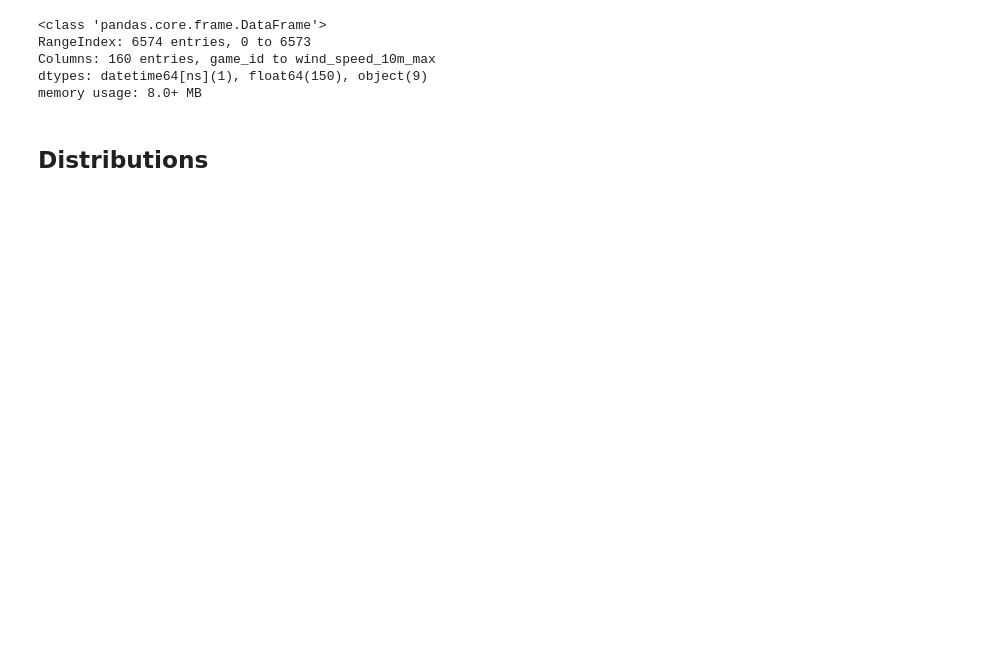
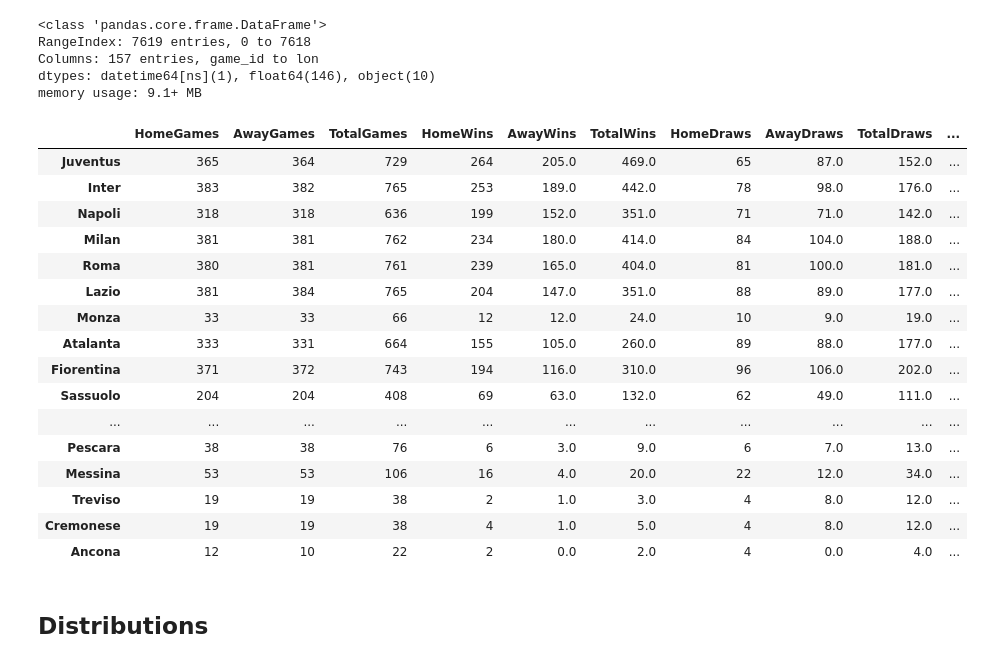
Before and after one commit to RomanTomz/football-analysis, a Jupyter notebook: notebooks/eda.ipynb, the cells around one changed output. Cells and saved outputs as stored; diff of their text form; code cells hidden in the pictures; blank space fills up the shorter version.

```diff
--- a/notebooks/eda.ipynb
+++ b/notebooks/eda.ipynb
@@ -5,24 +5,69 @@ import numpy as np
 import matplotlib.pyplot as plt
 import seaborn as sns
 # %%
-df = pd.read_csv("/Users/admin/git_projects/football/data_collection/serie_a_weather.csv")
+df = pd.read_csv("/Users/admin/git_projects/football/data_collection/serie_a.csv")
 df['Date'] = pd.to_datetime(df['Date'], dayfirst=True)
 df.info()
-
-
-def assign_season(date):
-    if date.month >= 8:
-        return f"{date.year}/{date.year + 1}"
-    else:
-        return f"{date.year - 1}/{date.year}"
-
-df['season'] = df['Date'].apply(assign_season)
 # %% [output]
 <class 'pandas.core.frame.DataFrame'>
-RangeIndex: 6574 entries, 0 to 6573
-Columns: 160 entries, game_id to wind_speed_10m_max
-dtypes: datetime64[ns](1), float64(150), object(9)
-memory usage: 8.0+ MB
+RangeIndex: 7619 entries, 0 to 7618
+Columns: 157 entries, game_id to lon
+dtypes: datetime64[ns](1), float64(146), object(10)
+memory usage: 9.1+ MB
+# %%
+# Counting the games for Home and Away teams
+home_games = df['HomeTeam'].value_counts().rename('HomeGames')
+away_games = df['AwayTeam'].value_counts().rename('AwayGames')
+
+# Counting the results for each team
+home_wins = df[df['FTR'] == 'H']['HomeTeam'].value_counts().rename('HomeWins')
+away_wins = df[df['FTR'] == 'A']['AwayTeam'].value_counts().rename('AwayWins')
+draws_home = df[df['FTR'] == 'D']['HomeTeam'].value_counts().rename('HomeDraws')
+draws_away = df[df['FTR'] == 'D']['AwayTeam'].value_counts().rename('AwayDraws')
+
+# Combining the counts
+total_games = home_games.add(away_games, fill_value=0).rename('TotalGames')
+total_wins = home_wins.add(away_wins, fill_value=0).rename('TotalWins')
+total_draws = draws_home.add(draws_away, fill_value=0).rename('TotalDraws')
+
+# Creating a summary DataFrame
+summary_df = pd.DataFrame({
+    'HomeGames': home_games,
+    'AwayGames': away_games,
+    'TotalGames': total_games,
+    'HomeWins': home_wins,
+    'AwayWins': away_wins,
+    'TotalWins': total_wins,
+    'HomeDraws': draws_home,
+    'AwayDraws': draws_away,
+    'TotalDraws': total_draws
+}).fillna(0)  # Fill NaN with 0
+
+# Calculating win and draw ratios
+summary_df['WinRatio'] = summary_df['TotalWins'] / summary_df['TotalGames']
+summary_df['DrawRatio'] = summary_df['TotalDraws'] / summary_df['TotalGames']
+summary_df['HomeWinRatio'] = summary_df['HomeWins'] / summary_df['HomeGames']
+summary_df['AwayWinRatio'] = summary_df['AwayWins'] / summary_df['AwayGames']
+# %%
+summary_df.sort_values(by='AwayWinRatio', ascending=False)
+# %% [output]
+|  | HomeGames | AwayGames | TotalGames | HomeWins | AwayWins | TotalWins | HomeDraws | AwayDraws | TotalDraws | ... |
+| Juventus | 365 | 364 | 729 | 264 | 205.0 | 469.0 | 65 | 87.0 | 152.0 | ... |
+| Inter | 383 | 382 | 765 | 253 | 189.0 | 442.0 | 78 | 98.0 | 176.0 | ... |
+| Napoli | 318 | 318 | 636 | 199 | 152.0 | 351.0 | 71 | 71.0 | 142.0 | ... |
+| Milan | 381 | 381 | 762 | 234 | 180.0 | 414.0 | 84 | 104.0 | 188.0 | ... |
+| Roma | 380 | 381 | 761 | 239 | 165.0 | 404.0 | 81 | 100.0 | 181.0 | ... |
+| Lazio | 381 | 384 | 765 | 204 | 147.0 | 351.0 | 88 | 89.0 | 177.0 | ... |
+| Monza | 33 | 33 | 66 | 12 | 12.0 | 24.0 | 10 | 9.0 | 19.0 | ... |
+| Atalanta | 333 | 331 | 664 | 155 | 105.0 | 260.0 | 89 | 88.0 | 177.0 | ... |
+| Fiorentina | 371 | 372 | 743 | 194 | 116.0 | 310.0 | 96 | 106.0 | 202.0 | ... |
+| Sassuolo | 204 | 204 | 408 | 69 | 63.0 | 132.0 | 62 | 49.0 | 111.0 | ... |
+| ... | ... | ... | ... | ... | ... | ... | ... | ... | ... | ... |
+| Pescara | 38 | 38 | 76 | 6 | 3.0 | 9.0 | 6 | 7.0 | 13.0 | ... |
+| Messina | 53 | 53 | 106 | 16 | 4.0 | 20.0 | 22 | 12.0 | 34.0 | ... |
+| Treviso | 19 | 19 | 38 | 2 | 1.0 | 3.0 | 4 | 8.0 | 12.0 | ... |
+| Cremonese | 19 | 19 | 38 | 4 | 1.0 | 5.0 | 4 | 8.0 | 12.0 | ... |
+| Ancona | 12 | 10 | 22 | 2 | 0.0 | 2.0 | 4 | 0.0 | 4.0 | ... |
 # %% [markdown]
 ## Distributions
 # %%
```
Also changed, not shown: parts of 4 cells of this notebook.
